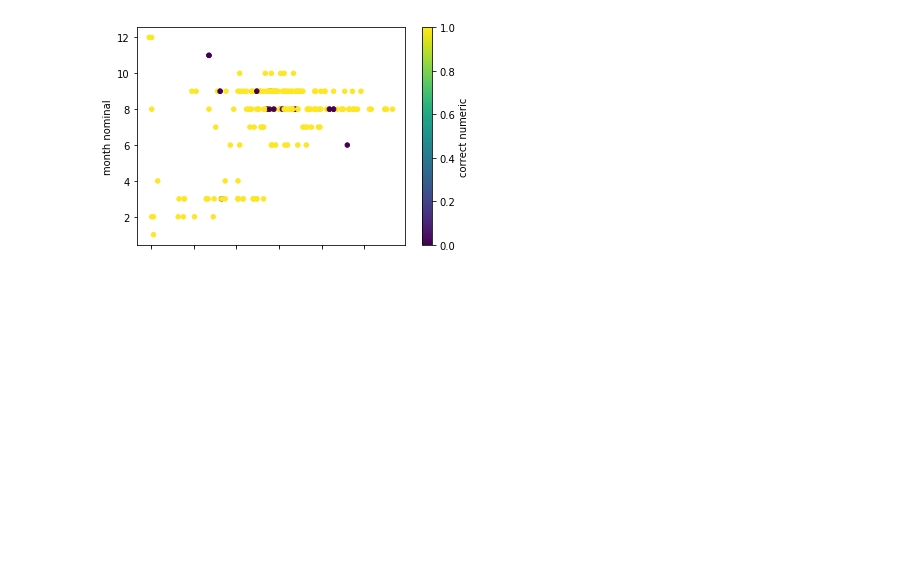
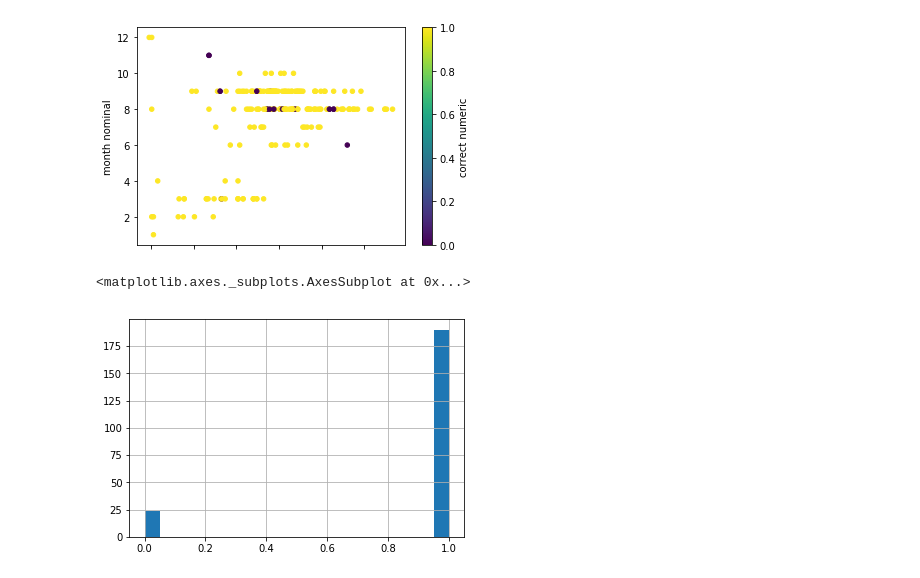
Before and after one commit to gayounglee57/sparkLab, a Jupyter notebook: gbt_results_patterns.ipynb, the cells around one changed output. Saved outputs shown, nothing was run; the diff lists cells and outputs as text; code cells hidden in the pictures; blank space fills up the shorter version.

Commit message:
completed results visualisations

```diff
--- a/gbt_results_patterns.ipynb
+++ b/gbt_results_patterns.ipynb
@@ -161,3 +161,8 @@ df.plot.scatter(x='temp', y='month nominal', c='correct numeric', colormap='viri
 [figure]
 [figure]
 [figure]
+# %%
+df['correct'].hist(bins=20)
+# %% [output]
+<matplotlib.axes._subplots.AxesSubplot at 0x...>
+[figure, added]
```
Also changed, not shown: parts of 3 cells of this notebook.
